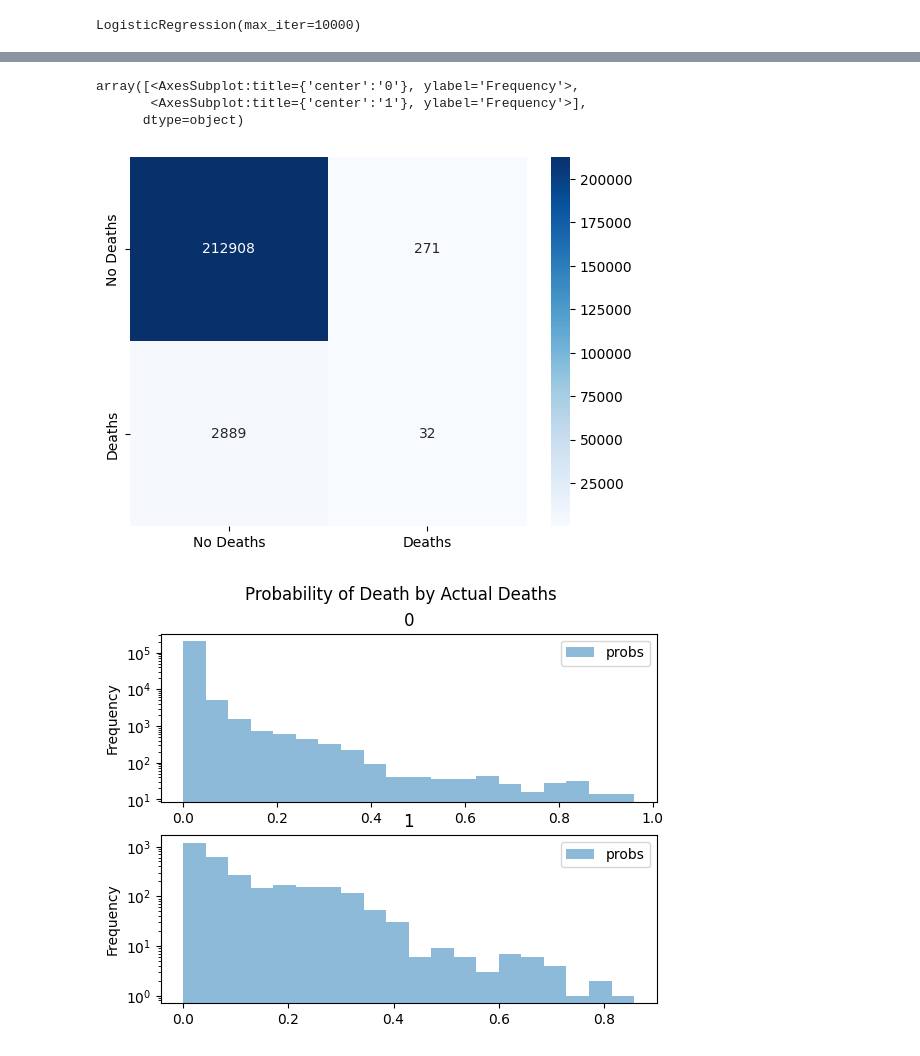
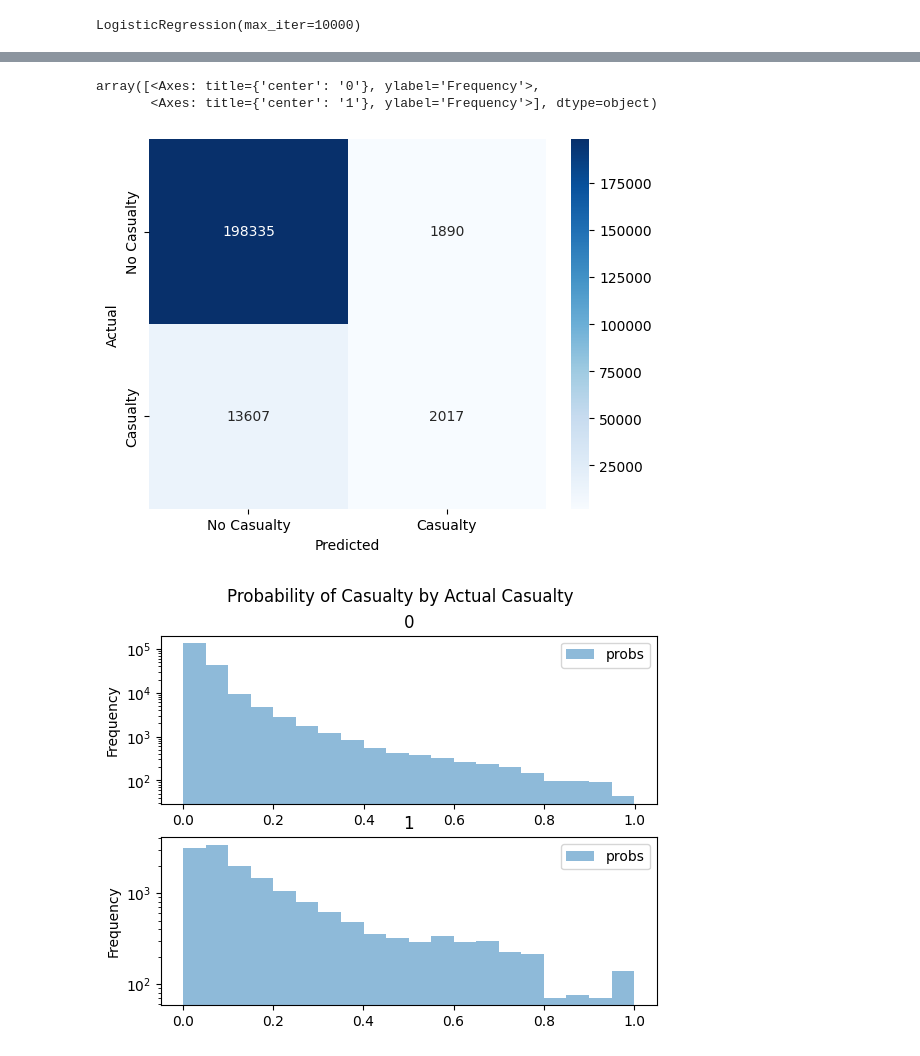
Before and after one commit to ndahlinuvm/Train-Derailment-287Project, a Jupyter notebook: log_reg.ipynb, the cells around one changed output, grey strips where cells are left out. Saved outputs shown, nothing was run; the diff lists cells and outputs as text; code cells hidden in the pictures.

```diff
--- a/log_reg.ipynb
+++ b/log_reg.ipynb
@@ -86,13 +92,16 @@ dtype: int64
 # %%
 # Fit a logisitc regression across all variables trying to predict whether or not a person died
 log_reg = LogisticRegression(max_iter=10000)
-deaths = df['deaths']
-log_reg.fit(df.drop(['deaths'], axis=1), df['deaths'])
+# deaths = df['deaths']
+casualty = df['Casualty']
+# log_reg.fit(df.drop(['deaths'], axis=1), df['deaths'])
+log_reg.fit(df.drop(['Casualty'], axis=1), df['Casualty'])
 # %% [output]
 LogisticRegression(max_iter=10000)
 # %%
 # match the coefficients to the column names
-coefficients = pd.DataFrame({'feature': df.drop(['deaths'], axis=1).columns, 'coefficient': log_reg.coef_[0]})
+# coefficients = pd.DataFrame({'feature': df.drop(['deaths'], axis=1).columns, 'coefficient': log_reg.coef_[0]})
+coefficients = pd.DataFrame({'feature': df.drop(['Casualty'], axis=1).columns, 'coefficient': log_reg.coef_[0]})
 # order the coefficients from highest to lowest
 coefficients.sort_values('coefficient', ascending=False)
 coefficients.sort_values('coefficient', ascending=False).plot.bar(x='feature', y='coefficient', figsize=(20,10))
@@ -102,13 +111,14 @@ coefficients.sort_values('coefficient', ascending=False).plot.bar(x='feature', y
 # %%
 # get list of coefficients that had a large impact on the model
-coefficients[abs(coefficients['coefficient']) > 0.0001]
+coefficients[abs(coefficients['coefficient']) > 0.01]
 # this has to be absolute value because some coefficients are negative
-impacts = coefficients[abs(coefficients['coefficient']) > 0.00001]['feature'].tolist()
+impacts = coefficients[abs(coefficients['coefficient']) > 0.01]['feature'].tolist()
 
 # keep only the columns that had a large impact on the model
 df = df[impacts]
 # add back in the deaths column
-df['deaths'] = deaths
+# df['deaths'] = deaths
+df['Casualty'] = casualty
 
 df.head()
 # %% [output]
@@ -122,8 +131,10 @@ df.head()
 # %%
 # performing another logistic regression with only the columns that had a large impact on the model
 log_reg = LogisticRegression(max_iter=10000)
-deaths = df['deaths']
-log_reg.fit(df.drop(['deaths'], axis=1), df['deaths'])
+# deaths = df['deaths']
+casualty = df['Casualty']
+# log_reg.fit(df.drop(['deaths'], axis=1), df['deaths'])
+log_reg.fit(df.drop(['Casualty'], axis=1), df['Casualty'])
 # %% [output]
 LogisticRegression(max_iter=10000)
 # %%
@@ -143,32 +156,41 @@ log_reg.score(df.drop(['deaths'], axis=1), df['deaths'])
 # %%
 # confusion matrix
 from sklearn.metrics import confusion_matrix
 # make it pretty
 import seaborn as sns
 
 # get predictions
-predictions = log_reg.predict(df.drop(['deaths'], axis=1))
+# predictions = log_reg.predict(df.drop(['deaths'], axis=1))
+predictions = log_reg.predict(df.drop(['Casualty'], axis=1))
 
 # create confusion matrix
-confusion_matrix(df['deaths'], predictions)
+# confusion_matrix(df['deaths'], predictions)
+confusion_matrix(df['Casualty'], predictions)
 
 # plot confusion matrix and label the 0 and 1 with the correct labels and cmap = Blues
-sns.heatmap(confusion_matrix(df['deaths'], predictions), annot=True, cmap='Blues', fmt='g', xticklabels=['No Deaths', 'Deaths'], yticklabels=['No Deaths', 'Deaths'])
+# sns.heatmap(confusion_matrix(df['deaths'], predictions), annot=True, cmap='Blues', fmt='g', xticklabels=['No Deaths', 'Deaths'], yticklabels=['No Deaths', 'Deaths'])
+s_heatmap = sns.heatmap(confusion_matrix(df['Casualty'], predictions), annot=True, cmap='Blues', fmt='g', xticklabels=['No Casualty', 'Casualty'], yticklabels=['No Casualty', 'Casualty'])
+# set predicted and actual labels
+plt.xlabel('Predicted')
+plt.ylabel('Actual')
+
 
 # get the probabilities of each prediction
-probs = log_reg.predict_proba(df.drop(['deaths'], axis=1))
+# probs = log_reg.predict_proba(df.drop(['deaths'], axis=1))
+probs = log_reg.predict_proba(df.drop(['Casualty'], axis=1))
 
 # get the probability of a death
 probs = probs[:,1]
 
 # create a dataframe with the probabilities and the actual deaths
-probs_df = pd.DataFrame({'probs': probs, 'deaths': df['deaths']})
+# probs_df = pd.DataFrame({'probs': probs, 'deaths': df['deaths']})
+probs_df = pd.DataFrame({'probs': probs, 'casualty': df['Casualty']})
 
 # plot the probabilities hist
-probs_df.plot.hist(by='deaths', bins=20, alpha=0.5, xlabel='Probability of Death', ylabel='Frequency', title='Probability of Death by Actual Deaths', logy=True)
+# probs_df.plot.hist(by='deaths', bins=20, alpha=0.5, xlabel='Probability of Death', ylabel='Frequency', title='Probability of Death by Actual Deaths', logy=True)
+probs_df.plot.hist(by='casualty', bins=20, alpha=0.5, xlabel='Probability of Casualty', ylabel='Frequency', title='Probability of Casualty by Actual Casualty', logy=True)
 # %% [output]
-array([<AxesSubplot:title={'center':'0'}, ylabel='Frequency'>,
-       <AxesSubplot:title={'center':'1'}, ylabel='Frequency'>],
-      dtype=object)
+array([<Axes: title={'center': '0'}, ylabel='Frequency'>,
+       <Axes: title={'center': '1'}, ylabel='Frequency'>], dtype=object)
-[figure, old version]
+[figure, new version]
-[figure, old version]
+[figure, new version]
```
Also changed, not shown: parts of 9 cells of this notebook, 1 other file.
